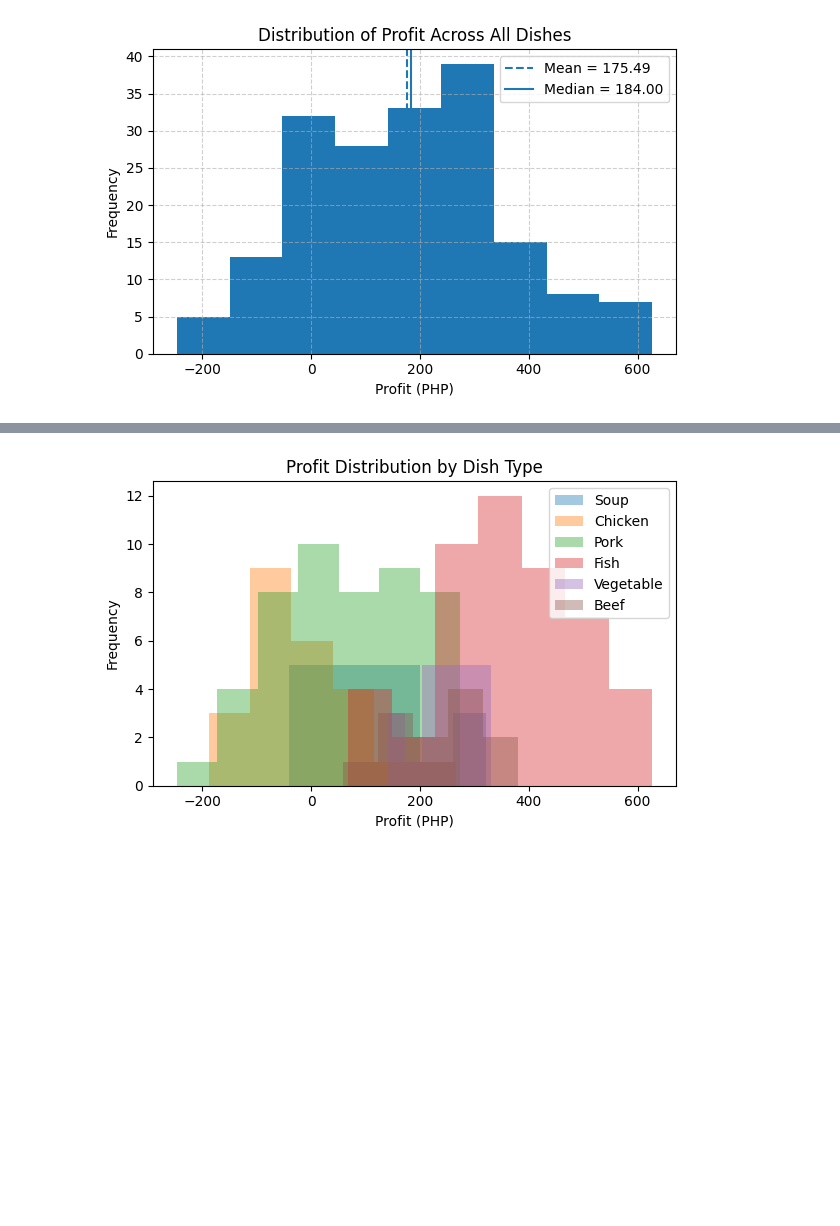
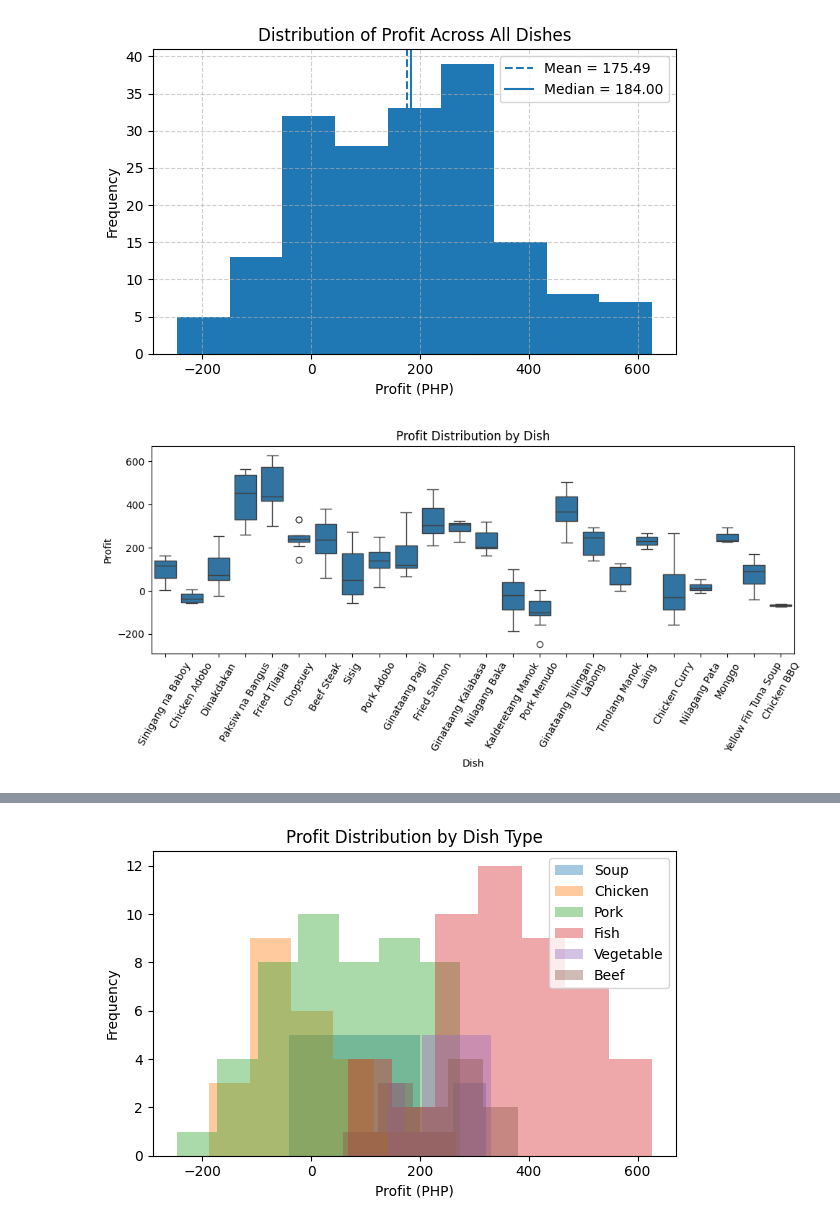
Before and after one commit to baldeoJV/CCDATS1L_PROJECT, a Jupyter notebook: main.ipynb, the cells around one changed output, grey strips where cells are left out. Drawn from its saved outputs; the diff is of its cells as text; code cells hidden in the pictures; blank space fills up the shorter version.

```diff
--- a/main.ipynb
+++ b/main.ipynb
@@ -287,10 +287,12 @@ plt.show()
 # %%
 import seaborn as sns
 import matplotlib.pyplot as plt
 
 plt.figure(figsize=(10,5))
-sns.boxplot(x='Dish_Type', y='Profit', data=data)
+sns.boxplot(x='Dish', y='Profit', data=data)
 plt.xticks(rotation=60)
-plt.title('Profit Distribution by Dish Type')
+plt.title('Profit Distribution by Dish')
 plt.tight_layout()
 plt.show()
+# %% [output]
+[figure, added]
```
Also changed, not shown: parts of 1 cell of this notebook.
